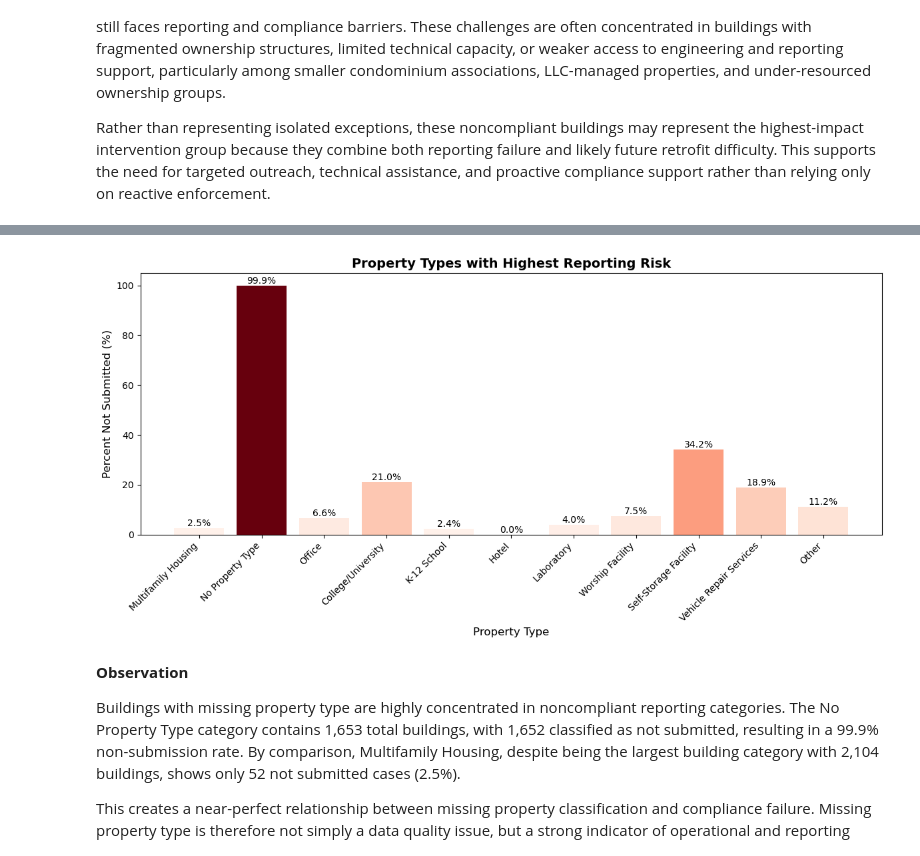
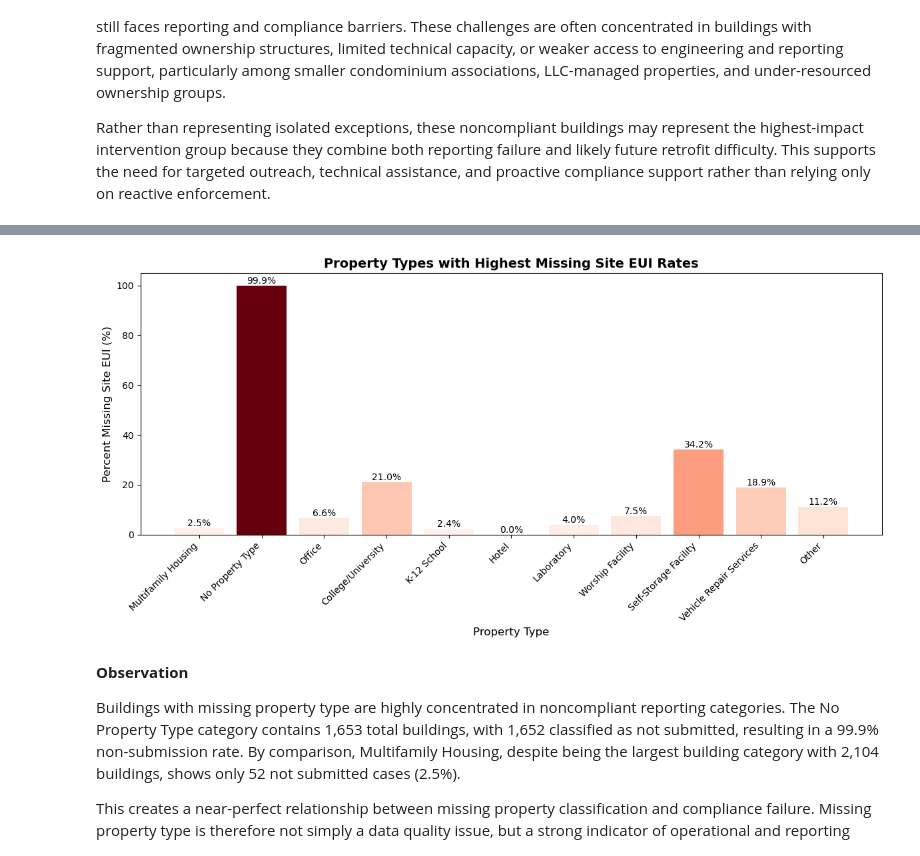
Before and after one commit to ryankellyongh/BERDO-Analysis, a Jupyter notebook: Analysis/BERDO Analysis.ipynb, the cells around one changed output, grey strips where cells are left out. Saved outputs shown, nothing was run; the diff lists cells and outputs as text; code cells hidden in the pictures.

```diff
--- a/Analysis/BERDO Analysis.ipynb
+++ b/Analysis/BERDO Analysis.ipynb
@@ -394,14 +402,15 @@ Column Name Reference Guide
 #Rename Columns and Data Cleaning
 
 #Rename important columns for easier analysis
+#rename important columns for easier analysis
 df = df.rename(columns={
     "Largest Property Type": "property_type",
-    "Reported Gross Floor Area_(sq_ft)": "gross_floor_area",
+    "Reported Gross Floor Area (Sq Ft)": "gross_floor_area",
     "Site EUI (Energy Use Intensity kBtu/ft²)": "site_eui",
-    "Total Site Energy Usage_(kBtu)": "total_site_energy",
-    "Estimated Total GHG Emissions_(kgCO2e)": "ghg_emissions",
+    "Total Site Energy Usage (kBtu)": "total_site_energy",
+    "Estimated Total GHG Emissions e(kgCO2e)": "ghg_emissions",
     "Natural Gas Usage (kBtu)": "natural_gas_usage",
-    "Electricity Usage_(kWh)": "electricity_usage",
+    "Electricity Usage (kWh)": "electricity_usage",
     "Reporting Compliance Status": "compliance_status",
     "First Emissions Compliance Year (Projected)": "compliance_year"
 })
@@ -690,59 +682,49 @@ Property Types with Highest Reporting Gaps
 | Vehicle Repair Services | 37.0 | 7.0 | 18.9% |
 | Other | 660.0 | 74.0 | 11.2% |
 # %%
-#Property Type Reporting Gaps Visualization
+#property type missing Site EUI visualization
 
-#Create normalized values for color intensity
-values = property_table["Percent Not Submitted"]
+#create normalized values for color intensity
+values = property_table["Percent Missing Site EUI"]
 normalized = values / values.max()
 
-#Use Reds colormap for reporting risk intensity
+#use Reds colormap for missing data intensity
 colors = plt.cm.Reds(normalized)
 
-#Create bar chart
+#create bar chart
 plt.figure(figsize=(12, 6))
 
 plt.bar(
     property_table["Property Type"],
-    property_table["Percent Not Submitted"],
+    property_table["Percent Missing Site EUI"],
     color=colors
 )
 
 plt.title(
-    "Property Types with Highest Reporting Risk",
+    "Property Types with Highest Missing Site EUI Rates",
     fontsize=14,
     fontweight="bold"
 )
 
-plt.xlabel(
-    "Property Type",
-    fontsize=12
-)
+plt.xlabel("Property Type", fontsize=12)
+plt.ylabel("Percent Missing Site EUI (%)", fontsize=12)
 
-plt.ylabel(
-    "Percent Not Submitted (%)",
-    fontsize=12
-)
+plt.xticks(rotation=45, ha="right")
 
-plt.xticks(
-    rotation=45,
-    ha="right"
-)
-
-#Add percentage labels above bars
-for i, value in enumerate(property_table["Percent Not Submitted"]):
+#add percentage labels above bars
+for i, value in enumerate(property_table["Percent Missing Site EUI"]):
     plt.text(
         i,
         value + 0.8,
         f"{value:.1f}%",
         ha="center",
         fontsize=10
     )
 
 plt.tight_layout()
 plt.show()
 # %% [output]
-[figure, old version]
+[figure, new version]
 # %% [markdown]
 **Observation**
 
```
Also changed, not shown: parts of 24 cells of this notebook.
